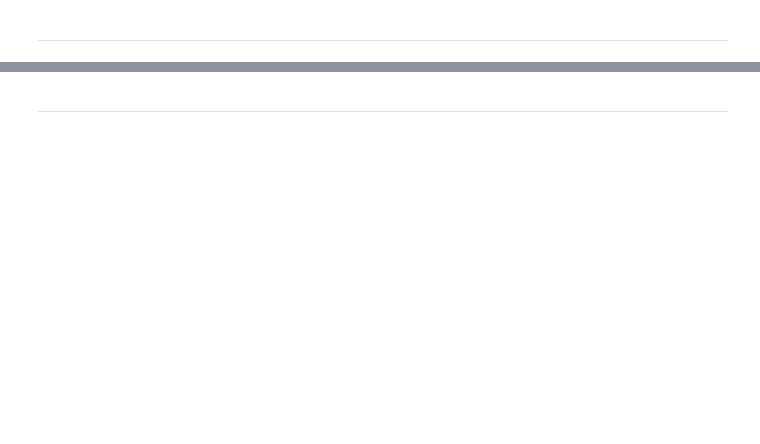
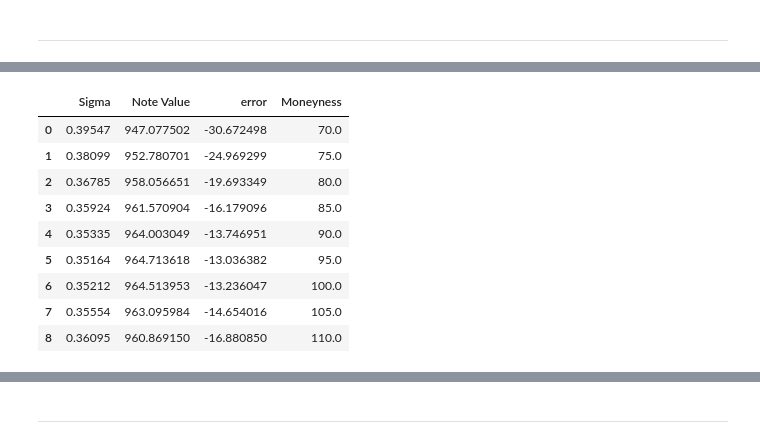
Before and after one commit to yadvesh28/Complex_Derivatives_Valuation_Projects, a Jupyter notebook: Project_3/PROJECT3.DESAIk_KALRAm_YADAVy.ipynb, the cells around one changed output, grey strips where cells are left out. Saved outputs shown, nothing was run; the diff lists cells and outputs as text; code cells hidden in the pictures; blank space fills up the shorter version.

```diff
--- a/Project_3/PROJECT3.DESAIk_KALRAm_YADAVy.ipynb
+++ b/Project_3/PROJECT3.DESAIk_KALRAm_YADAVy.ipynb
@@ -701,0 +725,12 @@ df_n_sim
+# %%
+sigma_moneyness = {
+    70.00: 0.39547,
+    75.00: 0.38099,
+    80.00: 0.36785,
+    85.00: 0.35924,
+    90.00: 0.35335,
+    95.00: 0.35164,
+    100.00: 0.35212,
+    105.00: 0.35554,
+    110.00: 0.36095
+}
@@ -702,3 +787,20 @@ df_n_sim
+# %%
+# calculating teh errors
+df_sig['error'] = df_sig["Note Value"] - 977.75
+sigma_mapping = {v: k for k, v in sigma_moneyness.items()}
+df_sig['Moneyness'] = df_sig['Sigma'].map(sigma_mapping)
+df_sig
+# %% [output]
+|  | Sigma | Note Value | error | Moneyness |
+| 0 | 0.39547 | 947.077502 | -30.672498 | 70.0 |
+| 1 | 0.38099 | 952.780701 | -24.969299 | 75.0 |
+| 2 | 0.36785 | 958.056651 | -19.693349 | 80.0 |
+| 3 | 0.35924 | 961.570904 | -16.179096 | 85.0 |
+| 4 | 0.35335 | 964.003049 | -13.746951 | 90.0 |
+| 5 | 0.35164 | 964.713618 | -13.036382 | 95.0 |
+| 6 | 0.35212 | 964.513953 | -13.236047 | 100.0 |
+| 7 | 0.35554 | 963.095984 | -14.654016 | 105.0 |
+| 8 | 0.36095 | 960.869150 | -16.880850 | 110.0 |
 # %%
 # plotting the error results
 plt.figure(figsize=(20, 10))
```
Also changed, not shown: parts of 75 cells of this notebook, 2 other files.
